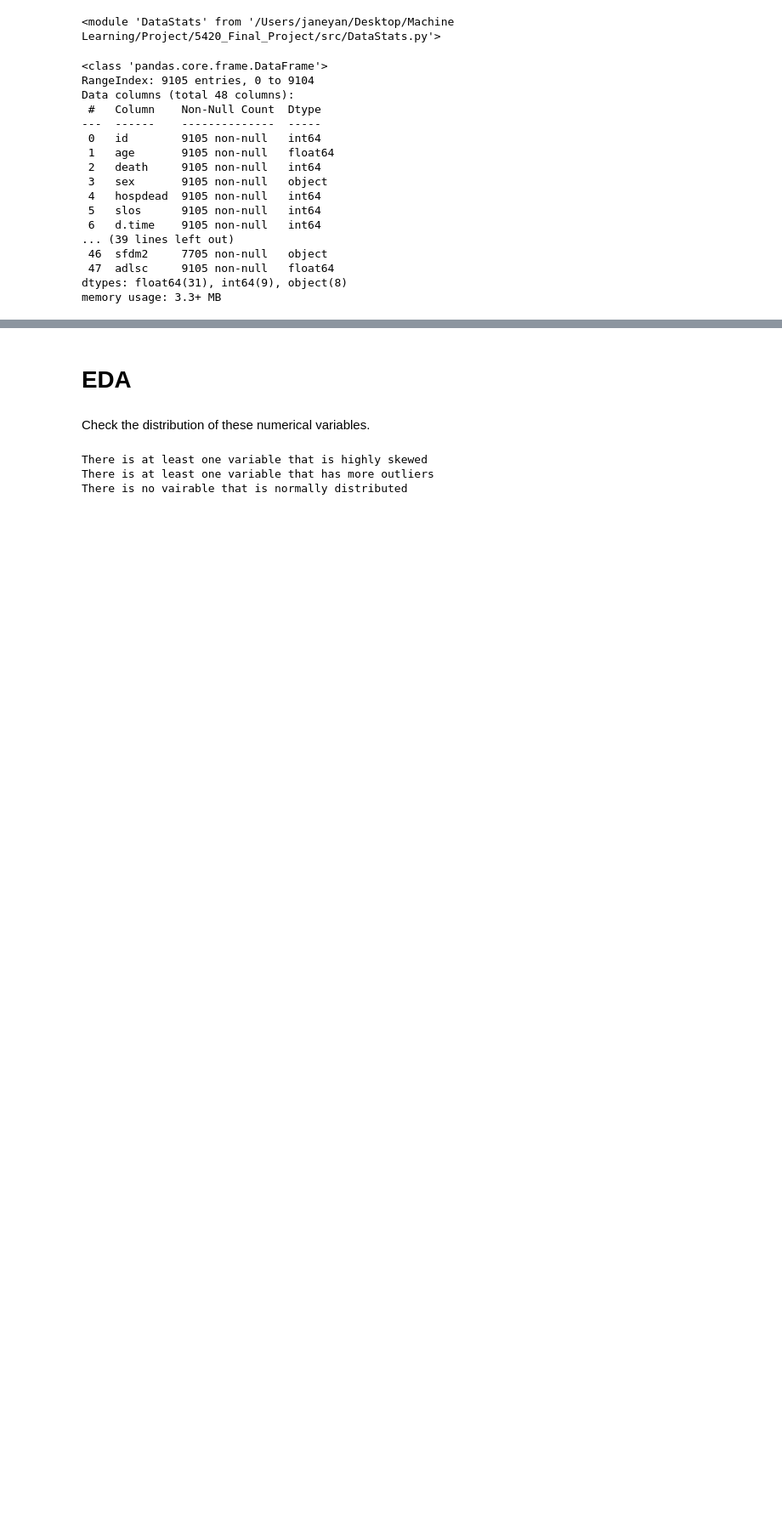
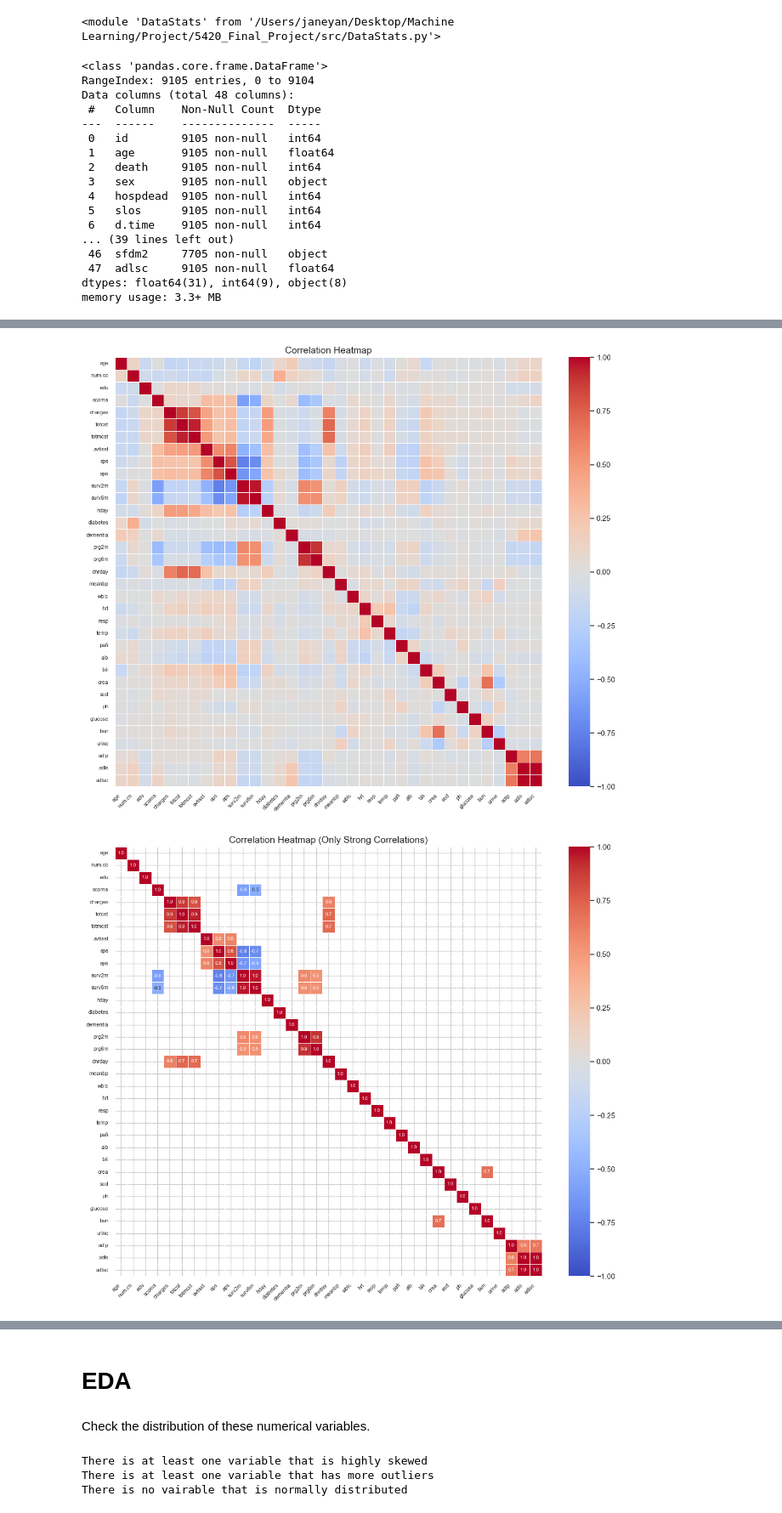
Before and after one commit to Gufeng-2002/5420_Final_Project, a Jupyter notebook: src/teammate_code/Jane_DataProcessing.ipynb, the cells around one changed output, grey strips where cells are left out. Shown at 85% size. Saved outputs shown, nothing was run; the diff lists cells and outputs as text; code cells hidden in the pictures; blank space fills up the shorter version.

```diff
--- a/src/teammate_code/Jane_DataProcessing.ipynb
+++ b/src/teammate_code/Jane_DataProcessing.ipynb
@@ -101,3 +116,50 @@ memory usage: 3.3+ MB
+# %%
+import matplotlib.pyplot as plt
+import seaborn as sns
+import numpy as np
+
+# Assuming 'data' is your DataFrame with numerical columns
+correlation_matrix = data.select_dtypes(include=[np.number]).corr()
+
+# Create a figure
+plt.figure(figsize=(12, 10))
+
+# Create the heatmap without annotation numbers
+sns.heatmap(correlation_matrix,
+            annot=False,          # Remove correlation values
+            cmap='coolwarm',      # Color scheme
+            linewidths=0.5,       # Width of grid lines
+            vmin=-1, vmax=1)      # Range of correlation values
+
+plt.title('Correlation Heatmap', fontsize=14)
+plt.xticks(rotation=45, ha='right', fontsize=8)  # Smaller x-axis labels
+plt.yticks(fontsize=8)  # Smaller y-axis labels
+plt.tight_layout()
+plt.show()
+# Alternative: Show numbers only for strong correlations
+plt.figure(figsize=(12, 10))
+
+# Create mask for significant correlations
+mask = np.abs(correlation_matrix) < 0.5  # Only show correlations > |0.5|
+
+# Create the heatmap with selective annotation
+sns.heatmap(correlation_matrix,
+            annot=True,           # Show values
+            mask=mask,            # Apply mask to hide weak correlations
+            fmt='.1f',            # Format with only 1 decimal place
+            cmap='coolwarm',
+            linewidths=0.5,
+            annot_kws={"size": 7},  # Smaller font for annotations
+            vmin=-1, vmax=1)
+
+plt.title('Correlation Heatmap (Only Strong Correlations)', fontsize=14)
+plt.xticks(rotation=45, ha='right', fontsize=8)
+plt.yticks(fontsize=8)
+plt.tight_layout()
+plt.show()
+# %% [output]
+[figure, added]
+[figure, added]
 # %%
 DataStats.numerical_correlation(data)
 # %% [output]
```
Also changed, not shown: parts of 21 cells of this notebook, 2 other files.
